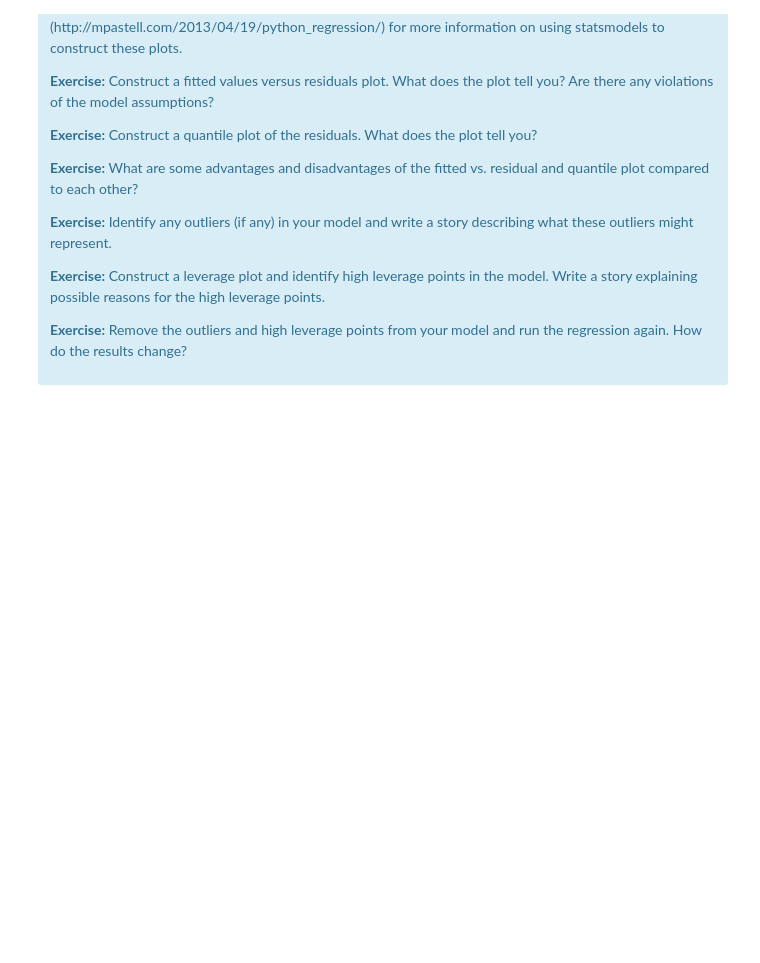
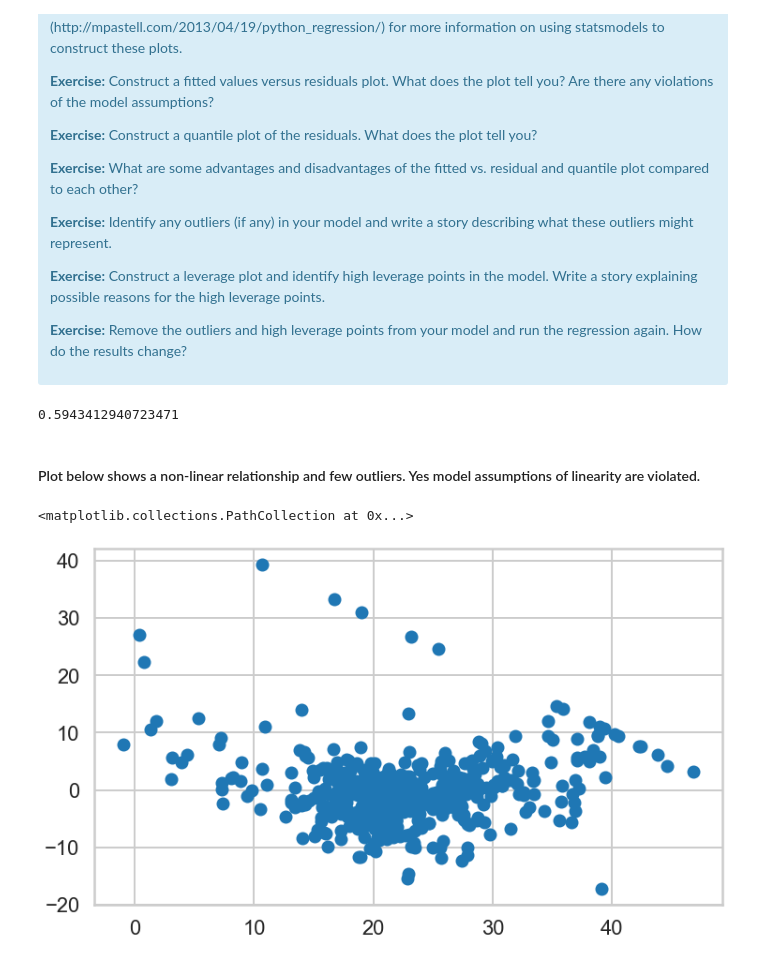
Before and after one commit to Sukhadia1/Springboard_DSC, a Jupyter notebook: Exercises/1554739630_linear_regression/linear_regression/Mini_Project_Linear_Regression.ipynb, the cells around one changed output. Cells and saved outputs as stored; diff of their text form; code cells hidden in the pictures; blank space fills up the shorter version.

Commit message:
Linear Regression

```diff
--- a/Exercises/1554739630_linear_regression/linear_regression/Mini_Project_Linear_Regression.ipynb
+++ b/Exercises/1554739630_linear_regression/linear_regression/Mini_Project_Linear_Regression.ipynb
@@ -696,0 +735,4 @@ Once we compute the $F$-statistic, we can use the $F$-distribution with $N-K$ an
+# %%
+X = bos.PTRATIO.values
+X = X.reshape(-1,1)
+lm.fit(X,bos.PRICE)
@@ -716,0 +790,6 @@ Once we compute the $F$-statistic, we can use the $F$-distribution with $N-K$ an
+# %%
+# your turn
+X = bos[['CRIM','RM','PTRATIO']]
+y = bos.PRICE
+lm.fit(X,y)
+y_predict = lm.predict(X)
@@ -744,0 +860,13 @@ where $L$ is the likelihood of the model. AIC is meaningless in the absolute sen
+# %%
+# your turn
+X1 = bos[['CRIM','RM','PTRATIO']]
+X2 = bos[['CRIM','RM','PTRATIO', 'NOX','LSTAT']]
+y = bos.PRICE
+lm.fit(X1,y)
+y_predict_1 = lm.predict(X1)
+R2_1 = lm.score(X1,y)
+print("R2_1",R2_1)
+lm.fit(X2,y)
+y_predict_2 = lm.predict(X2)
+R2_2 = lm.score(X2,y)
+print("R2_2",R2_2)
@@ -795,0 +969,18 @@ There are some other issues that are important investigate with linear regressio
+# %%
+# Your turn.
+X = bos[['CRIM','RM','PTRATIO']]
+y = bos.PRICE
+lm.fit(X,y)
+y_predict = lm.predict(X)
+print(lm.score(X,y))
+# %% [output]
+0.5943412940723471
+# %% [markdown]
+#### Plot below shows a non-linear relationship and few outliers. Yes model assumptions of linearity are violated.
+# %%
+figsize(12,7)
+residuals = y - y_predict
+plt.scatter(y_predict,residuals)
+# %% [output]
+<matplotlib.collections.PathCollection at 0x...>
+[figure, added]
```
Also changed, not shown: parts of 40 cells of this notebook.
